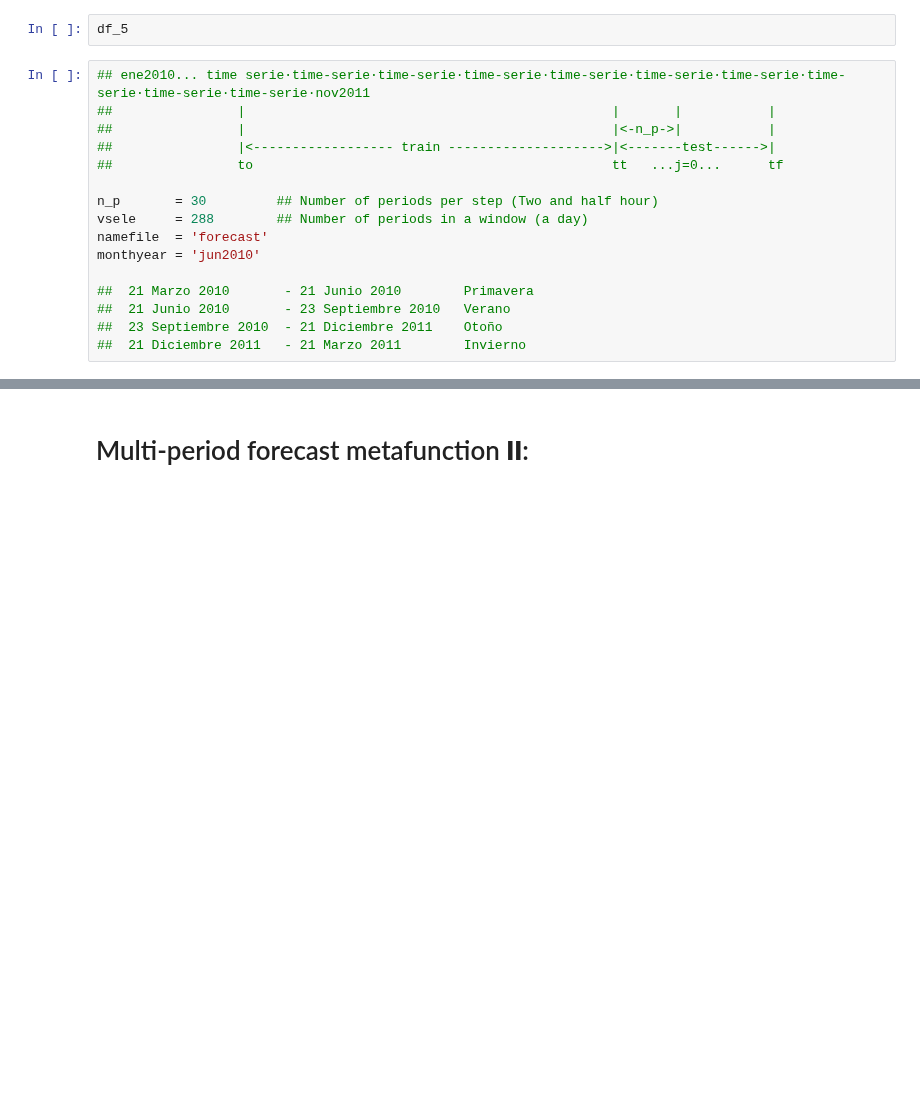
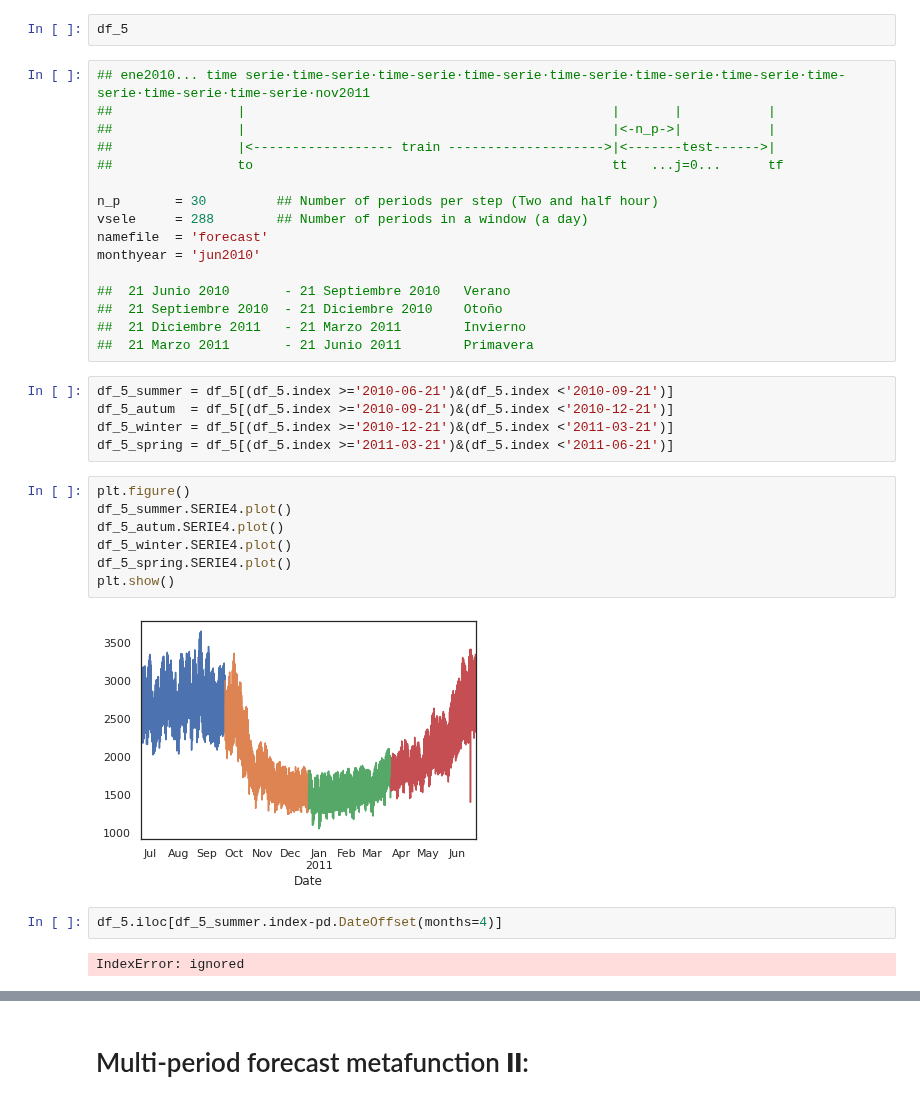
Before and after one commit to urieliram/analog, a Jupyter notebook: sandbox.ipynb, the cells around one changed output, grey strips where cells are left out. Cells and saved outputs as stored; diff of their text form; blank space fills up the shorter version.

```diff
--- a/sandbox.ipynb
+++ b/sandbox.ipynb
@@ -622,7 +622,25 @@ vsele     = 288        ## Number of periods in a window (a day)
 namefile  = 'forecast'
 monthyear = 'jun2010'
 
-##  21 Marzo 2010       - 21 Junio 2010        Primavera
-##  21 Junio 2010       - 23 Septiembre 2010   Verano
-##  23 Septiembre 2010  - 21 Diciembre 2011    Otoño
+##  21 Junio 2010       - 21 Septiembre 2010   Verano
+##  21 Septiembre 2010  - 21 Diciembre 2010    Otoño
 ##  21 Diciembre 2011   - 21 Marzo 2011        Invierno
+##  21 Marzo 2011       - 21 Junio 2011        Primavera
+# %%
+df_5_summer = df_5[(df_5.index >='2010-06-21')&(df_5.index <'2010-09-21')]
+df_5_autum  = df_5[(df_5.index >='2010-09-21')&(df_5.index <'2010-12-21')]
+df_5_winter = df_5[(df_5.index >='2010-12-21')&(df_5.index <'2011-03-21')]
+df_5_spring = df_5[(df_5.index >='2011-03-21')&(df_5.index <'2011-06-21')]
+# %%
+plt.figure()
+df_5_summer.SERIE4.plot()
+df_5_autum.SERIE4.plot()
+df_5_winter.SERIE4.plot()
+df_5_spring.SERIE4.plot()
+plt.show()
+# %% [output]
+[figure, added]
+# %%
+df_5.iloc[df_5_summer.index-pd.DateOffset(months=4)]
+# %% [output]
+IndexError: ignored
```
Also changed, not shown: parts of 7 cells of this notebook.
